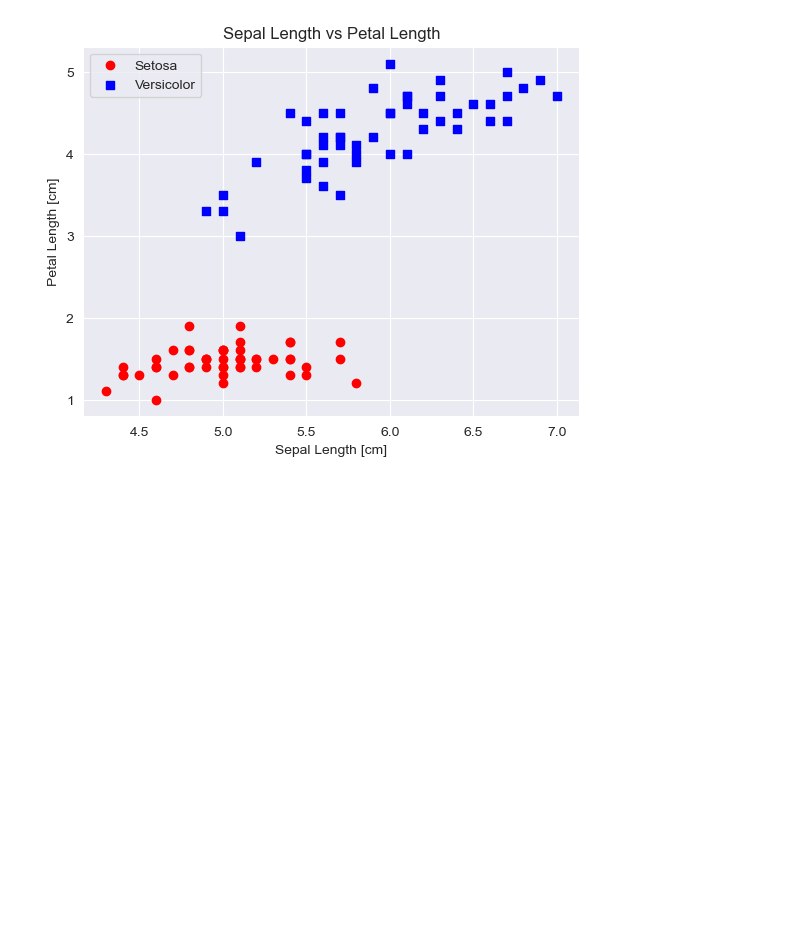
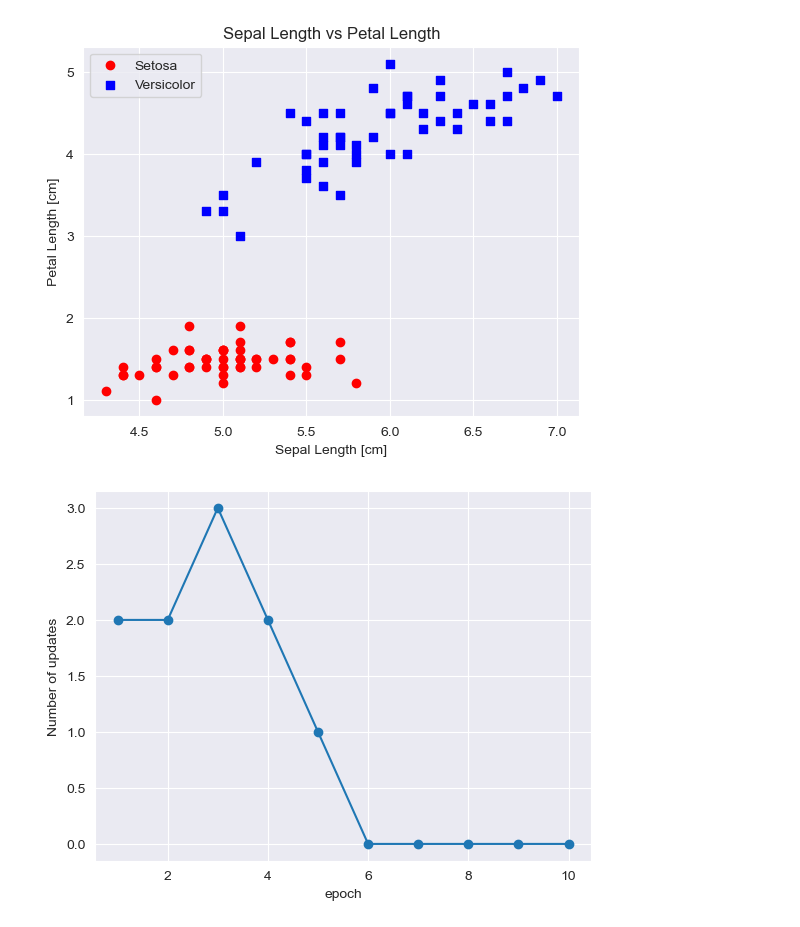
Before and after one commit to haison-ai/Perceptron-iris, a Jupyter notebook: notebook/Perceptron.ipynb, the cells around one changed output. Saved outputs shown, nothing was run; the diff lists cells and outputs as text; code cells hidden in the pictures; blank space fills up the shorter version.

```diff
--- a/notebook/Perceptron.ipynb
+++ b/notebook/Perceptron.ipynb
@@ -63,3 +63,14 @@ df.head()
 | 2 | 4.7 | 3.2 | 1.3 | 0.2 | Iris-setosa |
 | 3 | 4.6 | 3.1 | 1.5 | 0.2 | Iris-setosa |
 | 4 | 5.0 | 3.6 | 1.4 | 0.2 | Iris-setosa |
+# %%
+try:
+    s = 'https://archive.ics.uci.edu/ml/machine-learning-databases/iris/iris.data'
+    df = pd.read_csv(s,header=None,encoding='utf-8')
+
+except HTTPError:
+    s = 'iris.data'
+    print('From local Iris path:', s)
+    df = pd.read_csv(s,header=None,encoding='utf-8')
+
+df.head()
@@ -79,3 +97,12 @@ plt.legend(loc="upper left")
 plt.show()
 # %% [output]
 [figure]
+# %%
+ppn = Perceptron(eta = 0.50, n_inter = 10)
+ppn.fit(X, y)
+plt.plot(range(1, len(ppn.errors_) + 1), ppn.errors_, marker='o')
+plt.xlabel("epoch")
+plt.ylabel("Number of updates")
+plt.show()
+# %% [output]
+[figure, added]
```
Also changed, not shown: parts of 9 cells of this notebook, 2 other files.
